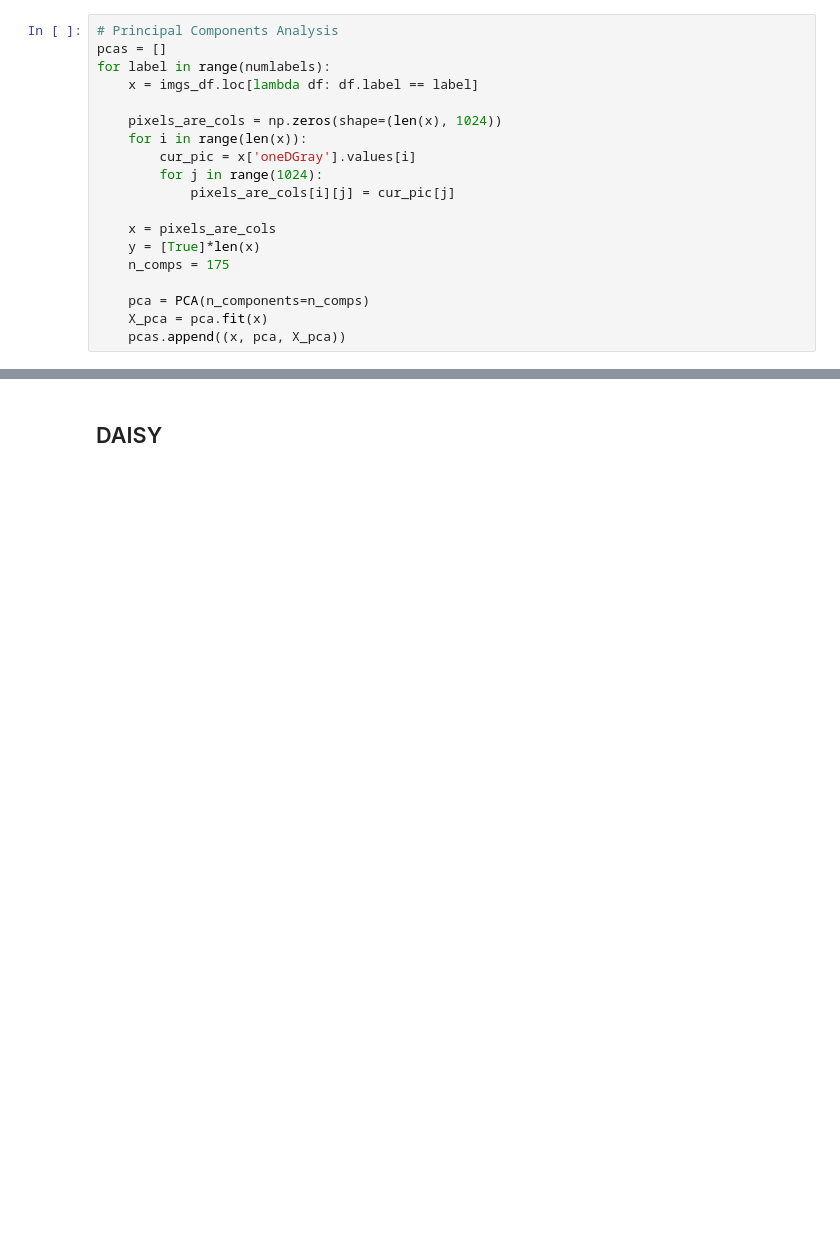
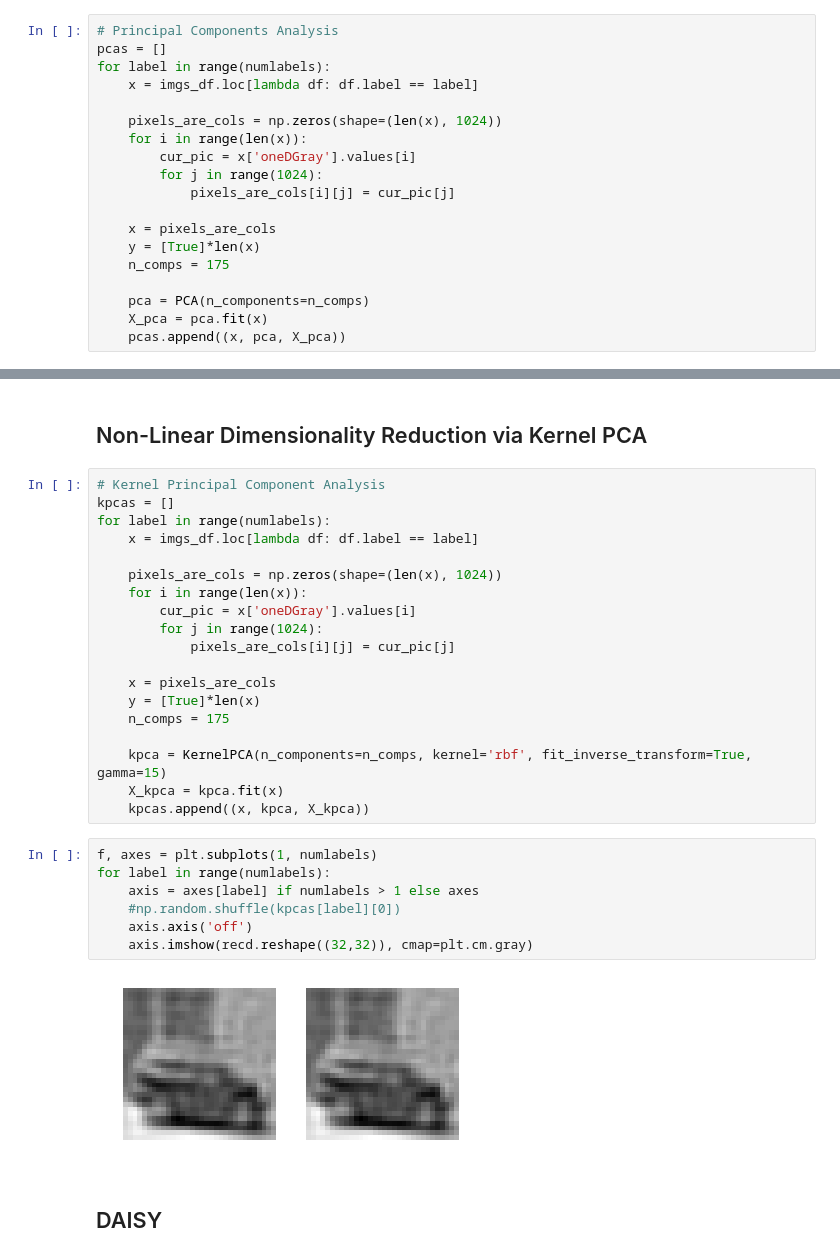
Before and after one commit to Regum/MLP-Appel-Hawkins, a Jupyter notebook: lab3/Report3.ipynb, the cells around one changed output, grey strips where cells are left out. Saved outputs shown, nothing was run; the diff lists cells and outputs as text; blank space fills up the shorter version.

Commit message:
Added Kernel PCA for non-linear PCA. I'm not entirely sure yet if it works.

```diff
--- a/lab3/Report3.ipynb
+++ b/lab3/Report3.ipynb
@@ -89,3 +91,33 @@ for label in range(numlabels):
+# %% [markdown]
+## Non-Linear Dimensionality Reduction via Kernel PCA
+# %%
+# Kernel Principal Component Analysis
+kpcas = []
+for label in range(numlabels):
+    x = imgs_df.loc[lambda df: df.label == label]
+
+    pixels_are_cols = np.zeros(shape=(len(x), 1024))
+    for i in range(len(x)):
+        cur_pic = x['oneDGray'].values[i]
+        for j in range(1024):
+            pixels_are_cols[i][j] = cur_pic[j]
+
+    x = pixels_are_cols
+    y = [True]*len(x)
+    n_comps = 175
+
+    kpca = KernelPCA(n_components=n_comps, kernel='rbf', fit_inverse_transform=True, gamma=15)
+    X_kpca = kpca.fit(x)
+    kpcas.append((x, kpca, X_kpca))
+# %%
+f, axes = plt.subplots(1, numlabels)
+for label in range(numlabels):
+    axis = axes[label] if numlabels > 1 else axes
+    #np.random.shuffle(kpcas[label][0])
+    axis.axis('off')
+    axis.imshow(recd.reshape((32,32)), cmap=plt.cm.gray)
+# %% [output]
+[figure, added]
 # %% [markdown]
 ## DAISY
 # %%
```
Also changed, not shown: parts of 3 cells of this notebook, 1 other file.
